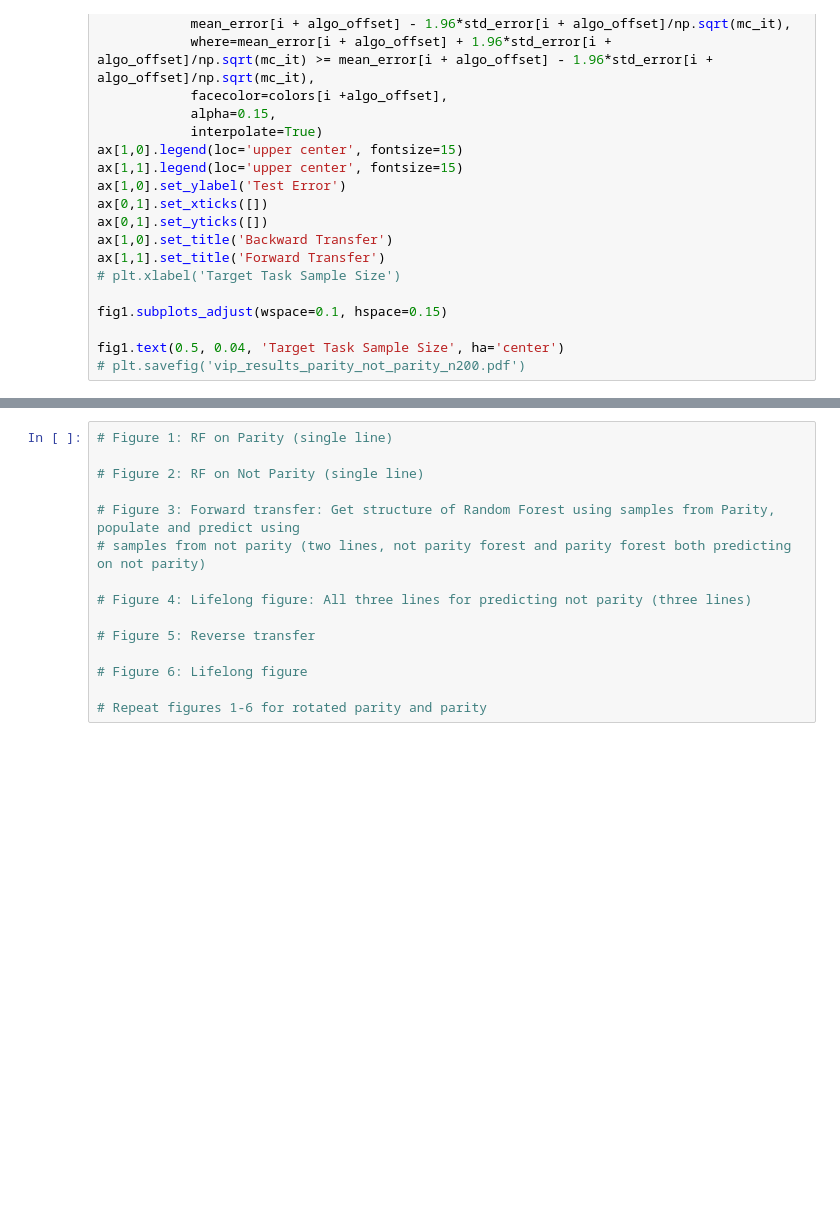
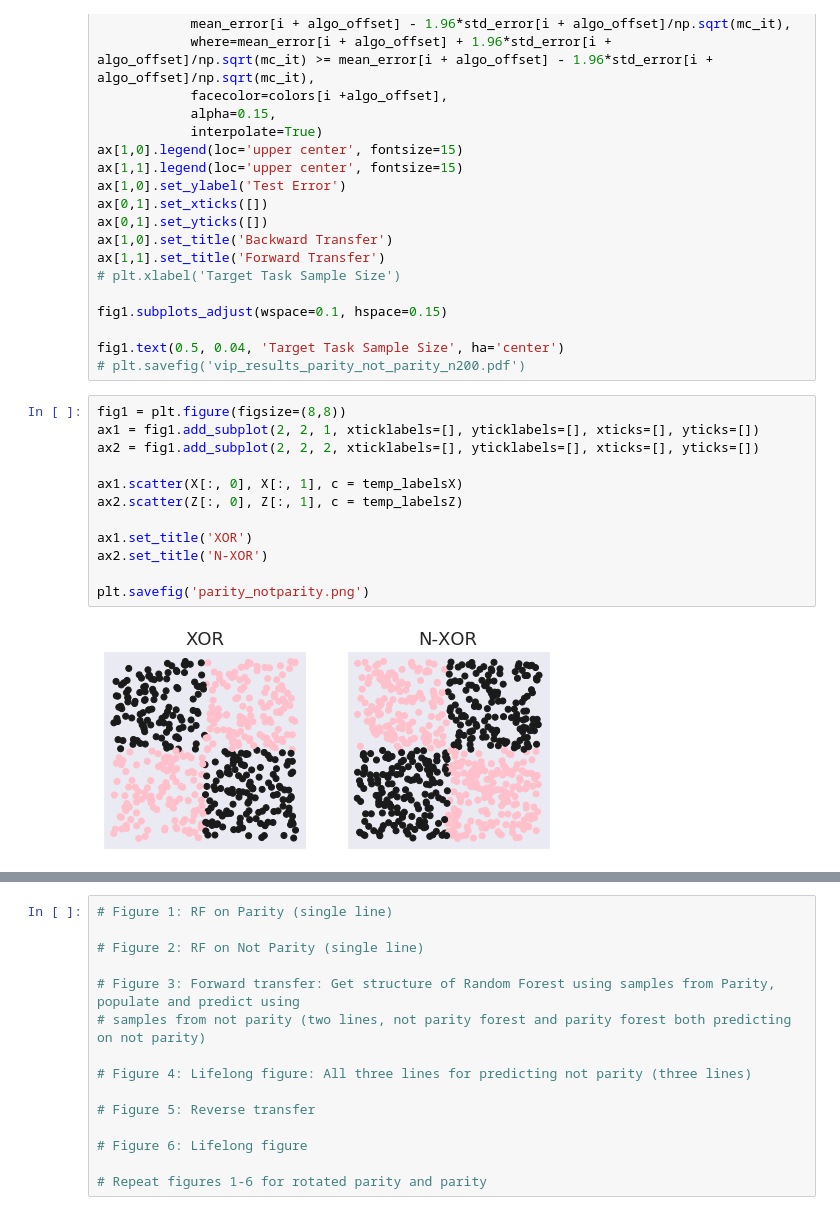
Before and after one commit to neurodata/talks, a Jupyter notebook: images/rotated_parity_fig_generator.ipynb, the cells around one changed output, grey strips where cells are left out. Saved outputs shown, nothing was run; the diff lists cells and outputs as text; blank space fills up the shorter version.

```diff
--- a/images/rotated_parity_fig_generator.ipynb
+++ b/images/rotated_parity_fig_generator.ipynb
@@ -576,6 +576,20 @@ fig1.subplots_adjust(wspace=0.1, hspace=0.15)
 
 fig1.text(0.5, 0.04, 'Target Task Sample Size', ha='center')
 # plt.savefig('vip_results_parity_not_parity_n200.pdf')
+# %%
+fig1 = plt.figure(figsize=(8,8))
+ax1 = fig1.add_subplot(2, 2, 1, xticklabels=[], yticklabels=[], xticks=[], yticks=[])
+ax2 = fig1.add_subplot(2, 2, 2, xticklabels=[], yticklabels=[], xticks=[], yticks=[])
+
+ax1.scatter(X[:, 0], X[:, 1], c = temp_labelsX)
+ax2.scatter(Z[:, 0], Z[:, 1], c = temp_labelsZ)
+
+ax1.set_title('XOR')
+ax2.set_title('N-XOR')
+
+plt.savefig('parity_notparity.png')
+# %% [output]
+[figure, added]
 # %%
 import matplotlib.pyplot as plt
 import seaborn as sns
```
Also changed, not shown: parts of 2 cells of this notebook, 7 other files.
